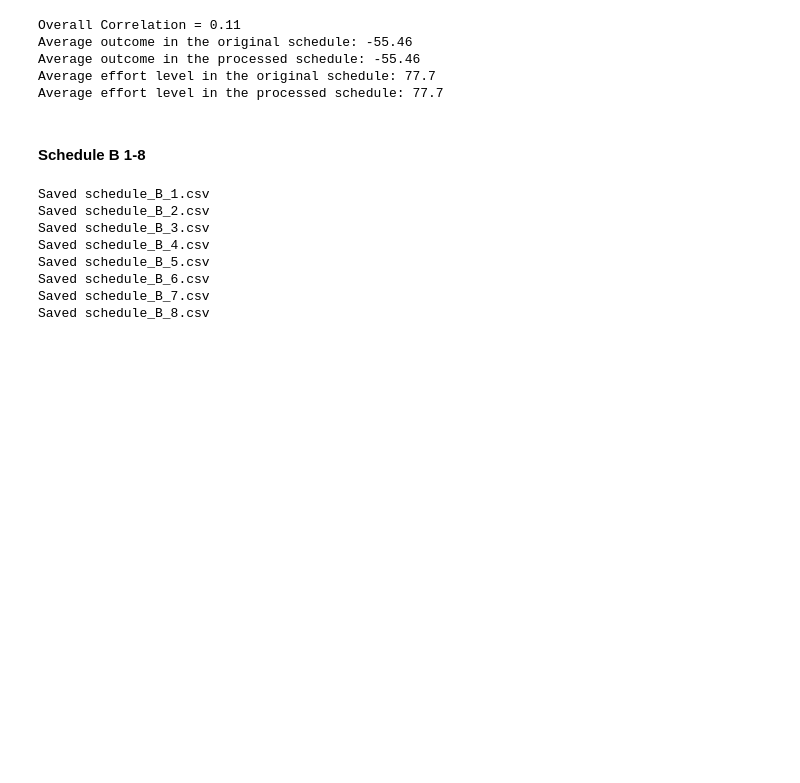
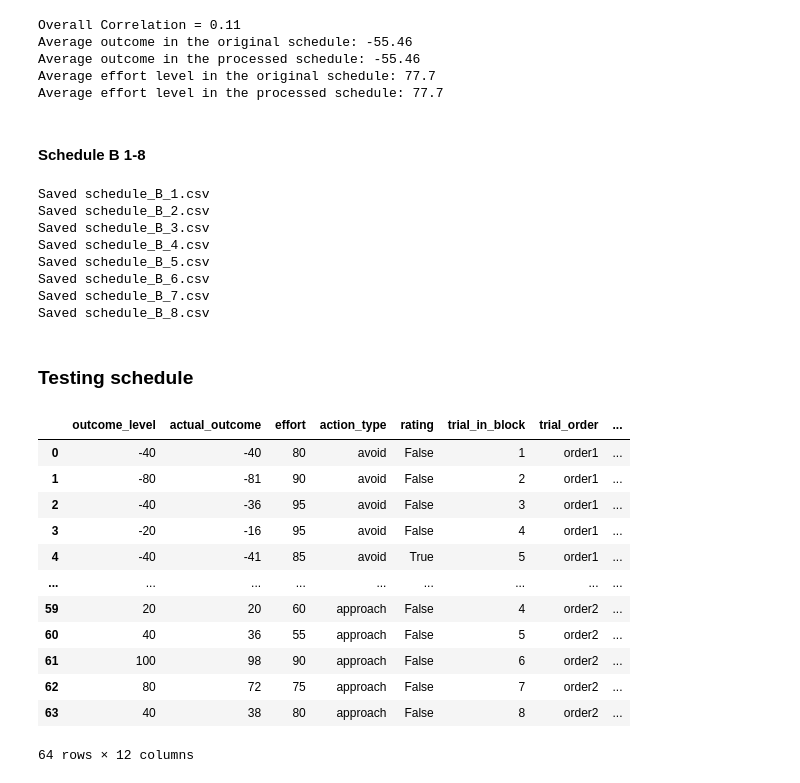
Before and after one commit to MajaFriedemann/reward-effort-task, a Jupyter notebook: final_trial_schedules/final_trial_schedules.ipynb, the cells around one changed output. Cells and saved outputs as stored; diff of their text form; code cells hidden in the pictures; blank space fills up the shorter version.

```diff
--- a/final_trial_schedules/final_trial_schedules.ipynb
+++ b/final_trial_schedules/final_trial_schedules.ipynb
@@ -462,3 +462,30 @@ Saved schedule_B_5.csv
 Saved schedule_B_6.csv
 Saved schedule_B_7.csv
 Saved schedule_B_8.csv
+# %% [markdown]
+### Testing schedule
+# %%
+# keeping only 8 trials per block for testing purposes
+
+testing_schedule = schedule.groupby('block_number').head(8)
+testing_schedule = testing_schedule.reset_index(drop=True)
+testing_schedule['trial_in_experiment'] = range(1, len(testing_schedule) + 1)
+
+testing_schedule['schedule_version'] = 'testing_schedule'
+testing_schedule.to_csv('schedule_testing.csv', index=False)
+
+testing_schedule
+# %% [output]
+|  | outcome_level | actual_outcome | effort | action_type | rating | trial_in_block | trial_order | ... |
+| 0 | -40 | -40 | 80 | avoid | False | 1 | order1 | ... |
+| 1 | -80 | -81 | 90 | avoid | False | 2 | order1 | ... |
+| 2 | -40 | -36 | 95 | avoid | False | 3 | order1 | ... |
+| 3 | -20 | -16 | 95 | avoid | False | 4 | order1 | ... |
+| 4 | -40 | -41 | 85 | avoid | True | 5 | order1 | ... |
+| ... | ... | ... | ... | ... | ... | ... | ... | ... |
+| 59 | 20 | 20 | 60 | approach | False | 4 | order2 | ... |
+| 60 | 40 | 36 | 55 | approach | False | 5 | order2 | ... |
+| 61 | 100 | 98 | 90 | approach | False | 6 | order2 | ... |
+| 62 | 80 | 72 | 75 | approach | False | 7 | order2 | ... |
+| 63 | 40 | 38 | 80 | approach | False | 8 | order2 | ... |
+64 rows × 12 columns
```
Also changed, not shown: parts of 2 cells of this notebook, 7 other files.
